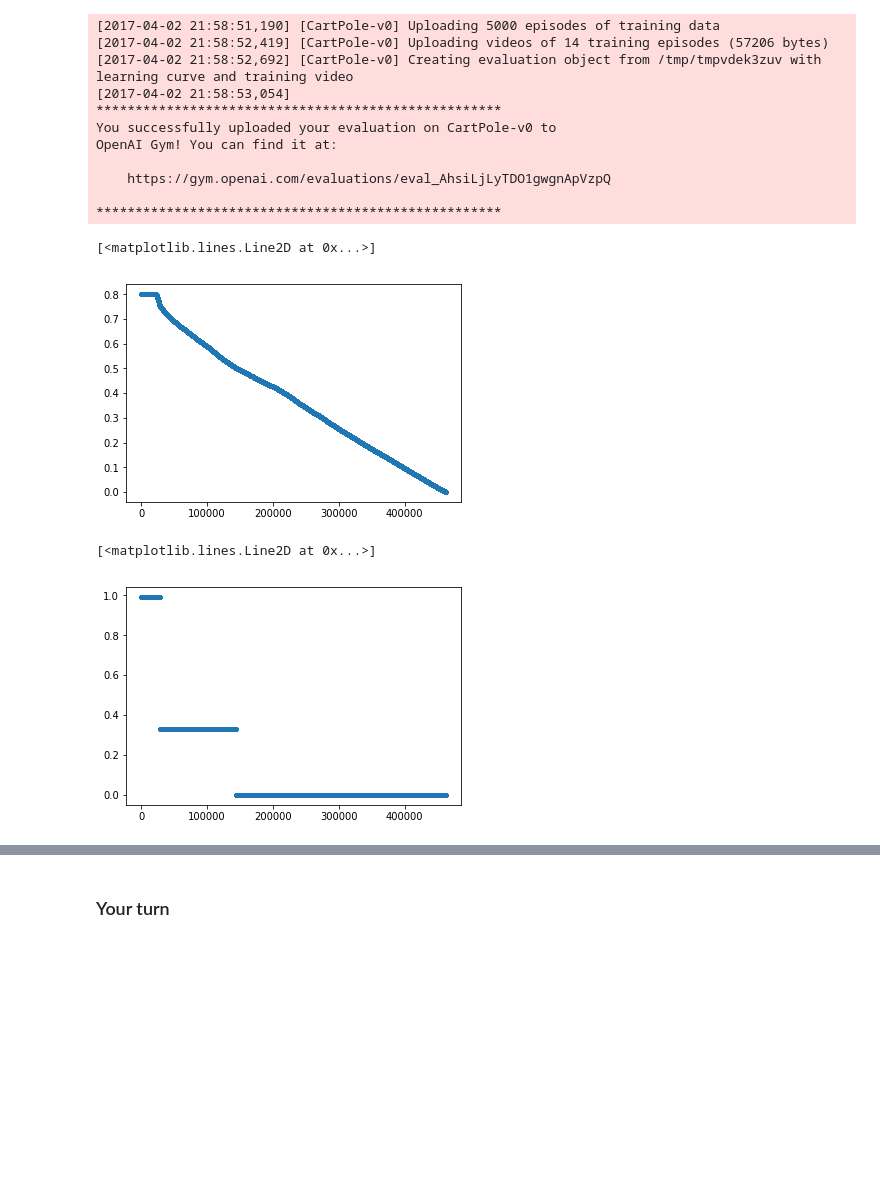
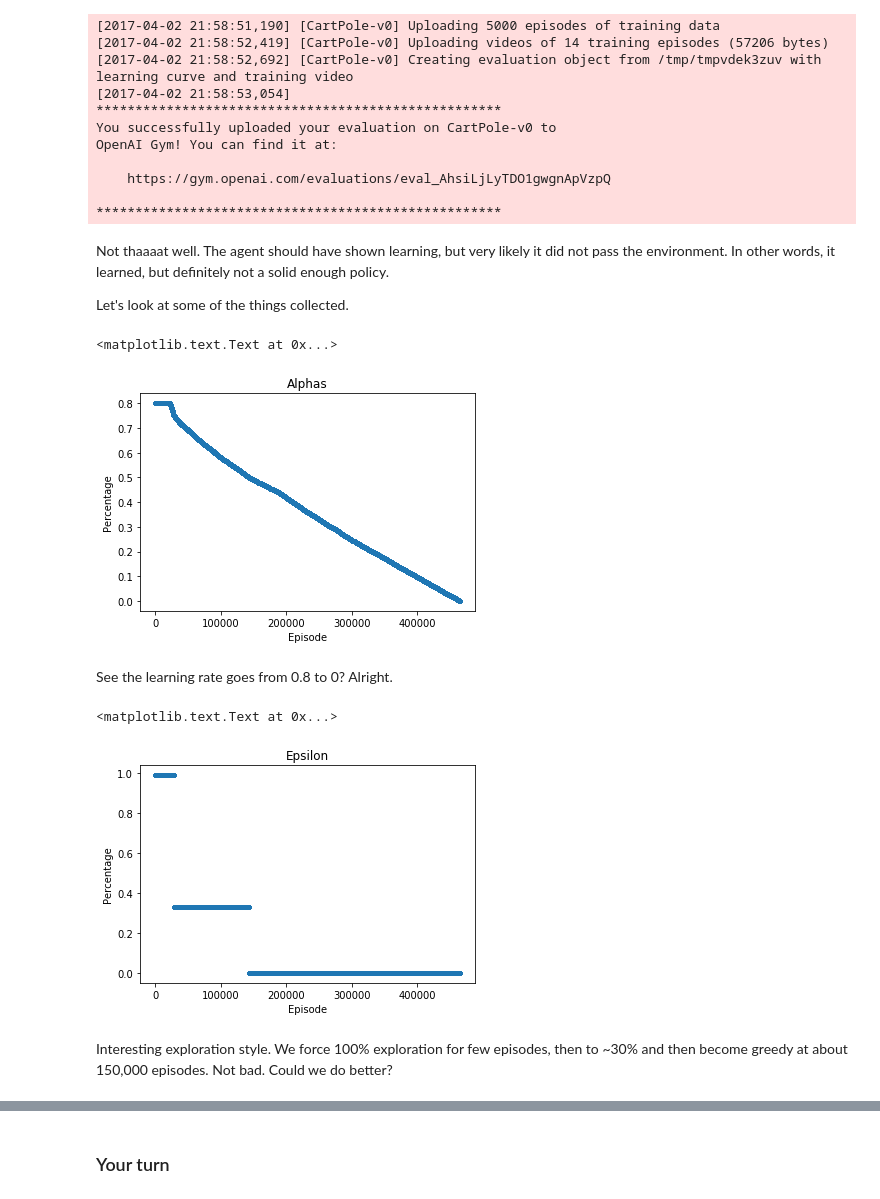
Before and after one commit to mimoralea/applied-reinforcement-learning, a Jupyter notebook: notebooks/05-state-discretization.ipynb, the cells around one changed output, grey strips where cells are left out. Saved outputs shown, nothing was run; the diff lists cells and outputs as text; code cells hidden in the pictures; blank space fills up the shorter version.

```diff
--- a/notebooks/05-state-discretization.ipynb
+++ b/notebooks/05-state-discretization.ipynb
@@ -20,0 +29,7 @@ from IPython.display import HTML
+# %%
+env = gym.make('CartPole-v0')
+observation = env.reset()
+actions = env.action_space
+env.close()
+print(observation)
+print(actions)
@@ -21,7 +44,6 @@ from IPython.display import HTML
 # %%
-env = gym.make('CartPole-v0')
 observations = []
-for episode in range(100):
+for episode in range(1000):
     observation = env.reset()
     for t in range(100):
         env.render()
@@ -328,18 +433,32 @@ OpenAI Gym! You can find it at:
     https://gym.openai.com/evaluations/eval_AhsiLjLyTDO1gwgnApVzpQ
 
 ****************************************************
+# %% [markdown]
+Not thaaaat well. The agent should have shown learning, but very likely it did not pass the environment. In other words, it learned, but definitely not a solid enough policy.
+
+Let's look at some of the things collected.
 # %%
 alphas, epsilons, states, actions = stats
 # %%
 plt.plot(np.arange(len(alphas)), alphas, '.')
+plt.title('Alphas')
+plt.xlabel('Episode')
+plt.ylabel('Percentage')
 # %% [output]
-[<matplotlib.lines.Line2D at 0x...>]
+<matplotlib.text.Text at 0x...>
-[figure, old version]
+[figure, new version]
+# %% [markdown]
+See the learning rate goes from 0.8 to 0? Alright.
 # %%
 plt.plot(np.arange(len(epsilons)), epsilons, '.')
+plt.title('Epsilon')
+plt.xlabel('Episode')
+plt.ylabel('Percentage')
 # %% [output]
-[<matplotlib.lines.Line2D at 0x...>]
+<matplotlib.text.Text at 0x...>
-[figure, old version]
+[figure, new version]
+# %% [markdown]
+Interesting exploration style. We force 100% exploration for few episodes, then to ~30% and then become greedy at about 150,000 episodes. Not bad. Could we do better?
 # %%
 hist, bins = np.histogram(states, bins=50)
 width = 0.7 * (bins[1] - bins[0])
```
Also changed, not shown: parts of 60 cells of this notebook, 3 other files.
